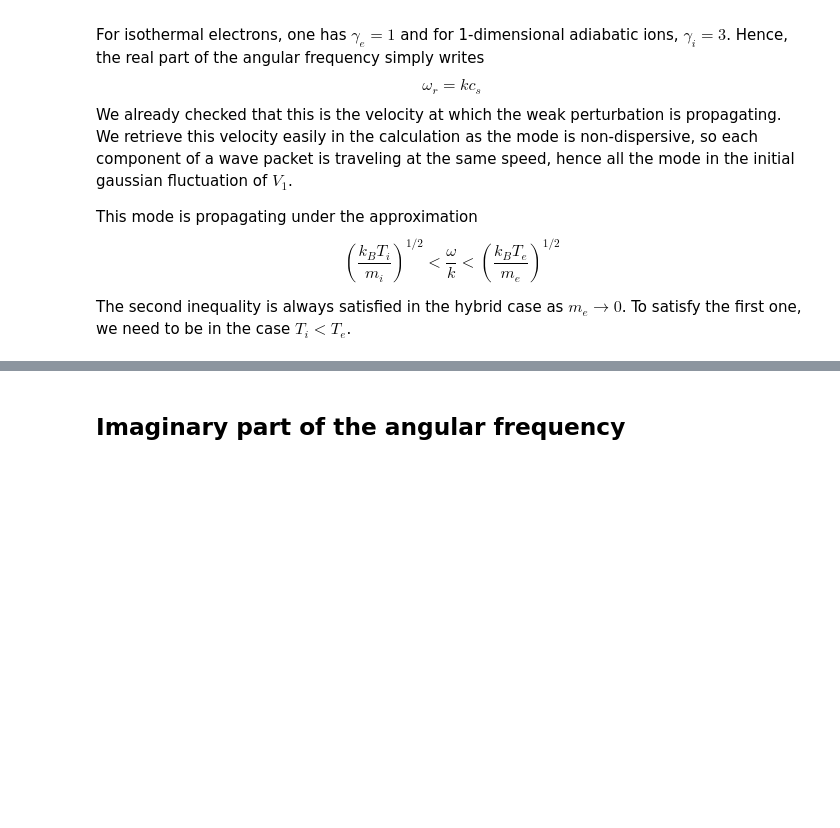
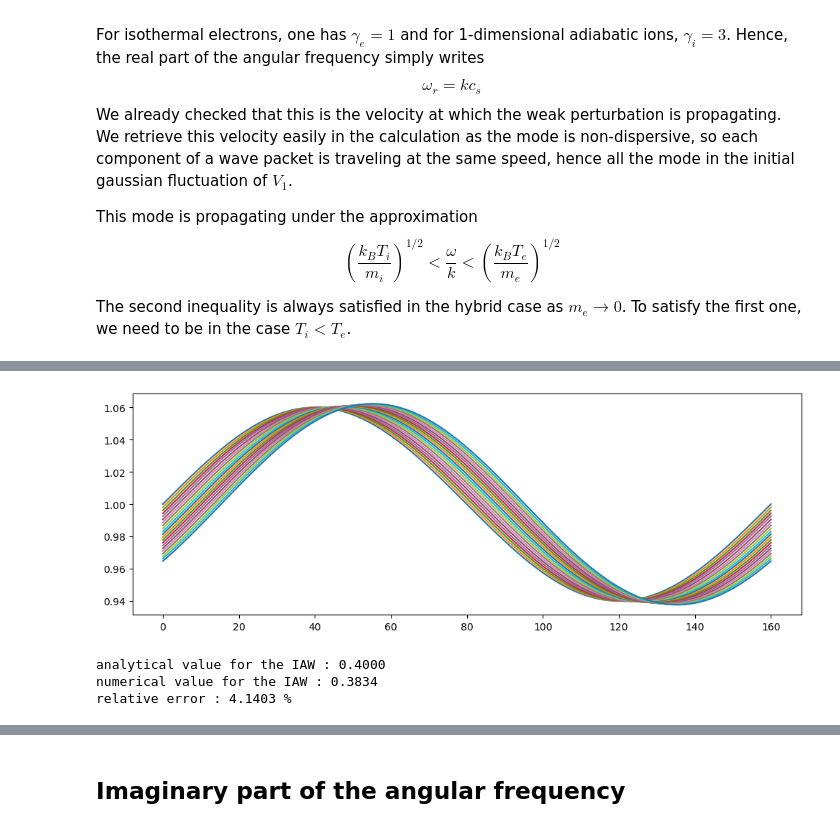
Before and after one commit to rochSmets/farMe, a Jupyter notebook: iaw/iaw.ipynb, the cells around one changed output, grey strips where cells are left out. Drawn from its saved outputs; the diff is of its cells as text; code cells hidden in the pictures; blank space fills up the shorter version.

```diff
--- a/iaw/iaw.ipynb
+++ b/iaw/iaw.ipynb
@@ -110,33 +114,33 @@ def exp_func(x, A, B, C):
 # %%
 from pyphare.pharesee.hierarchy import uniformgrid as uniform
 
 a1_far = np.zeros(times.shape)  # amplitude
 f1_far = np.zeros(times.shape)  # phase
 
 fig, ax = plt.subplots(figsize=(12, 4))
 
-for i, time in enumerate(times[::]):
+# For the IAW, these calculations can be done with charge density, longitudinal velocity or electric field
+for i, time in enumerate(times):
     N = run.GetNi(time, all_primal=False)
     n = N.finest()
     data_on_uniform_grid = n
     # V = run.GetVi(time, all_primal=False)
     # v = V.finest()
     # data_on_uniform_grid = v['x']
     x_ = data_on_uniform_grid.x
     w_ = np.asarray(data_on_uniform_grid[:])
 
     params, covariance = curve_fit(sine_func, x_, w_, p0=[0.02, 0.0, 0.0])
 
     a1_far[i] = np.fabs(params[0])
     f1_far[i] = np.fabs(params[1])
     # # v.plot(qty='x', ax=ax, ls='solid', lw=2.0, color=colors[i%10], ylabel='X-velocity')
     ax.plot(x_, sine_func(x_, *params))
+# %% [output]
+[figure, added]
 # %%
 params, covariance = curve_fit(lin_func, times, f1_far, p0=[0.0125, 0.0])
 # %%
-gamma_e, gamma_i = 1, 3
-cs = np.sqrt(gamma_e*Te+gamma_i*Ti)
-
 vphi_num = params[0]/k
 vphi_AI = cs
 
@@ -147,6 +151,10 @@ print(f"numerical value for the IAW : {vphi_num:.4f}")
 print(f"relative error : {100*error:.4f} %")
 
 assert(error < 0.07)
+# %% [output]
+analytical value for the IAW : 0.4000
+numerical value for the IAW : 0.3834
+relative error : 4.1403 %
 # %%
 fig, ax = plt.subplots(figsize=(12, 4))
 
```
Also changed, not shown: parts of 23 cells of this notebook, 2 other files.
